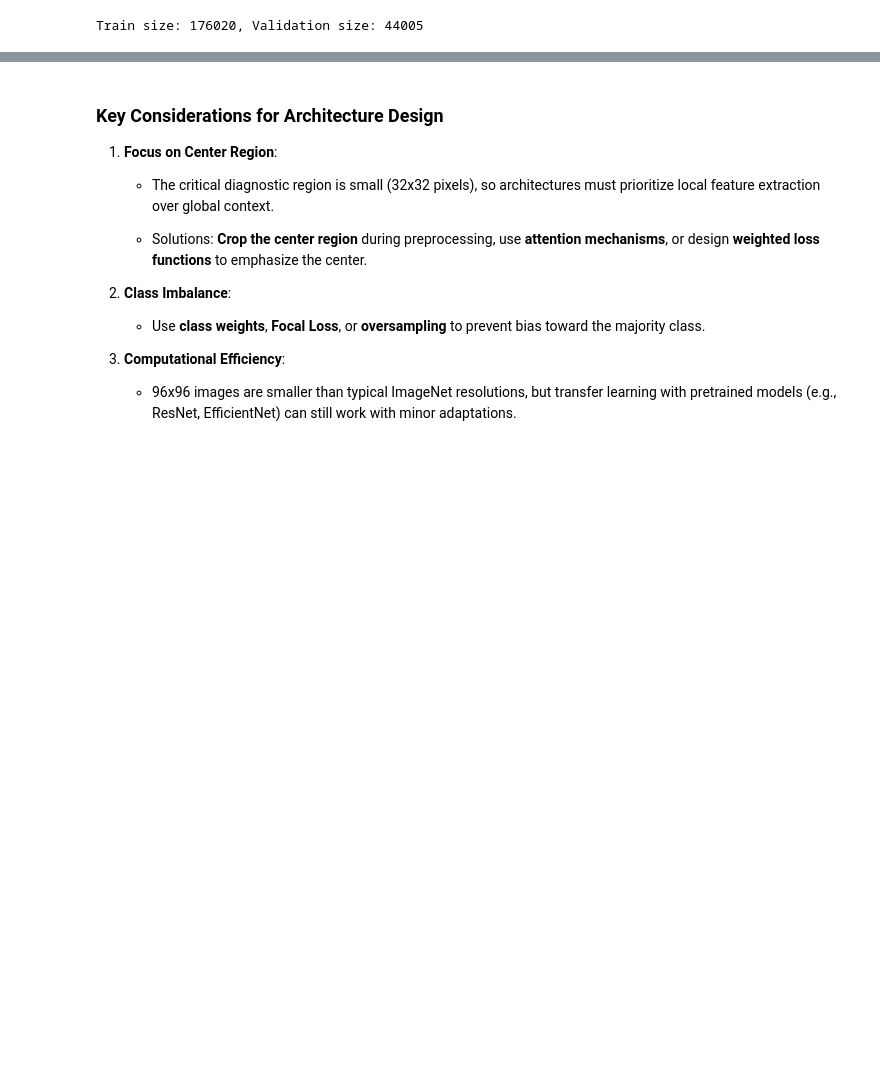
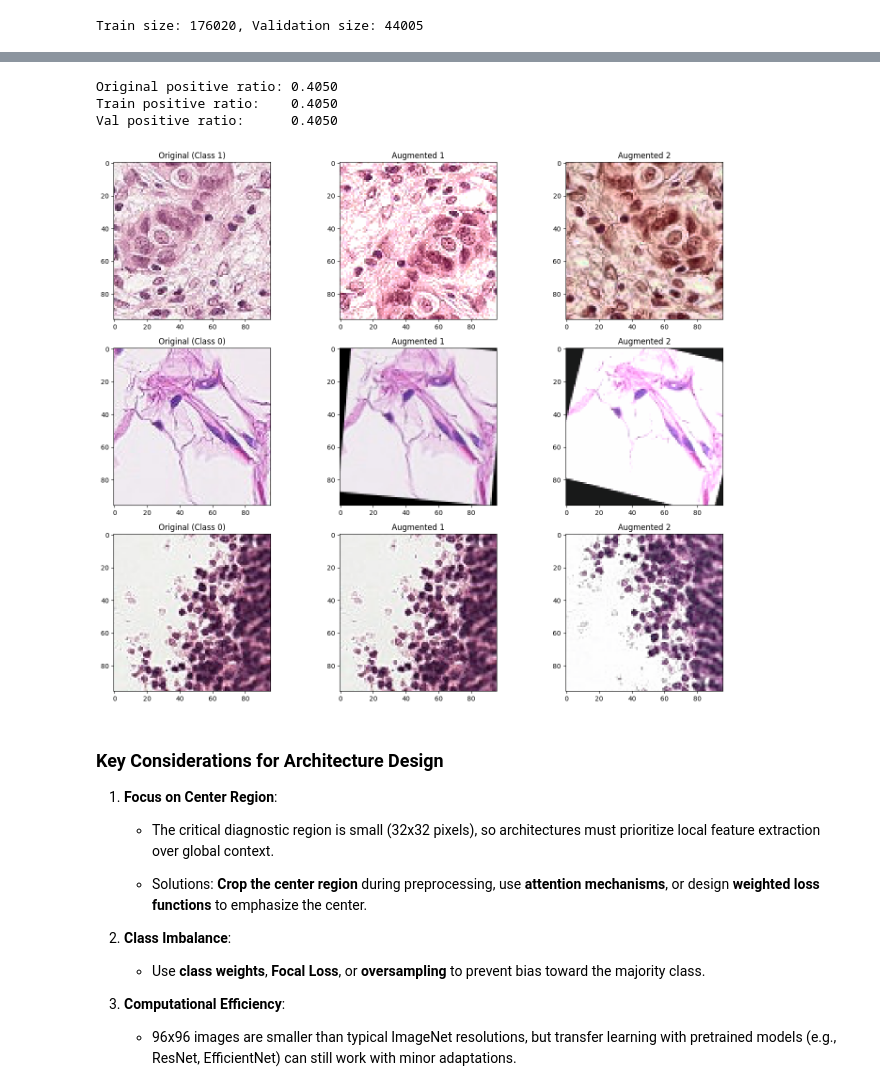
Before and after one commit to rohanxavier33/histopathologic_cancer_detection, a Jupyter notebook: main.ipynb, the cells around one changed output, grey strips where cells are left out. Saved outputs shown, nothing was run; the diff lists cells and outputs as text; code cells hidden in the pictures; blank space fills up the shorter version.

```diff
--- a/main.ipynb
+++ b/main.ipynb
@@ -185,3 +222,53 @@ Found 0 validated image filenames.
+# %%
+# Verify stratified split
+def check_split_distribution(train_df, val_df):
+    train_ratio = train_df['label'].mean()
+    val_ratio = val_df['label'].mean()
+    orig_ratio = train_labels['label'].mean()
+
+    print(f"Original positive ratio: {orig_ratio:.4f}")
+    print(f"Train positive ratio:    {train_ratio:.4f}")
+    print(f"Val positive ratio:      {val_ratio:.4f}")
+
+    assert np.isclose(train_ratio, orig_ratio, atol=0.005), "Train split not stratified!"
+    assert np.isclose(val_ratio, orig_ratio, atol=0.005), "Val split not stratified!"
+
+check_split_distribution(train_df, val_df)
+# %% [output]
+Original positive ratio: 0.4050
+Train positive ratio:    0.4050
+Val positive ratio:      0.4050
+# %%
+def visualize_augmentations(df, n=3):
+    samples = df.sample(n)
+    fig, axes = plt.subplots(n, 3, figsize=(15, 4*n))
+    aug = create_augmenter()
+
+    for i, (_, row) in enumerate(samples.iterrows()):
+        img = cv2.imread(os.path.join(train_dir, row['id'] + '.tif'))
+        img = cv2.cvtColor(img, cv2.COLOR_BGR2RGB)
+
+        # Original (normalized for visualization)
+        axes[i,0].imshow(img/255.0)
+        axes[i,0].set_title(f"Original (Class {row['label']})")
+
+        # Apply augmentation twice
+        for j in [1, 2]:
+            augmented = aug(image=img)['image']
+            # Convert tensor to numpy and denormalize
+            augmented = augmented.numpy().transpose(1, 2, 0)
+            augmented = augmented * [0.229, 0.224, 0.225] + [0.485, 0.456, 0.406]
+            augmented = np.clip(augmented, 0, 1)
+
+            axes[i,j].imshow(augmented)
+            axes[i,j].set_title(f"Augmented {j}")
+
+    plt.tight_layout()
+    plt.show()
+
+visualize_augmentations(train_labels)
+# %% [output]
+[figure, added]
 # %% [markdown]
 ### **Key Considerations for Architecture Design**
 
```
Also changed, not shown: parts of 28 cells of this notebook.
